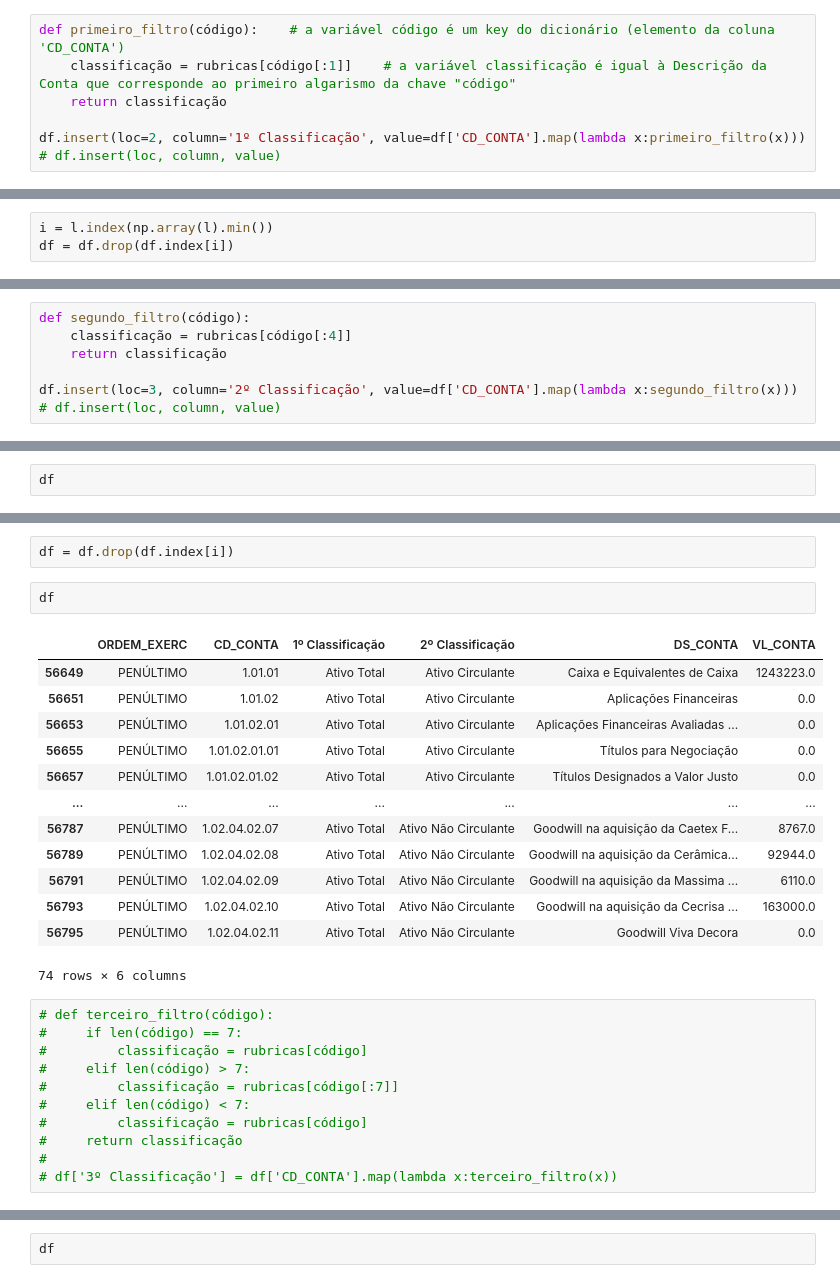
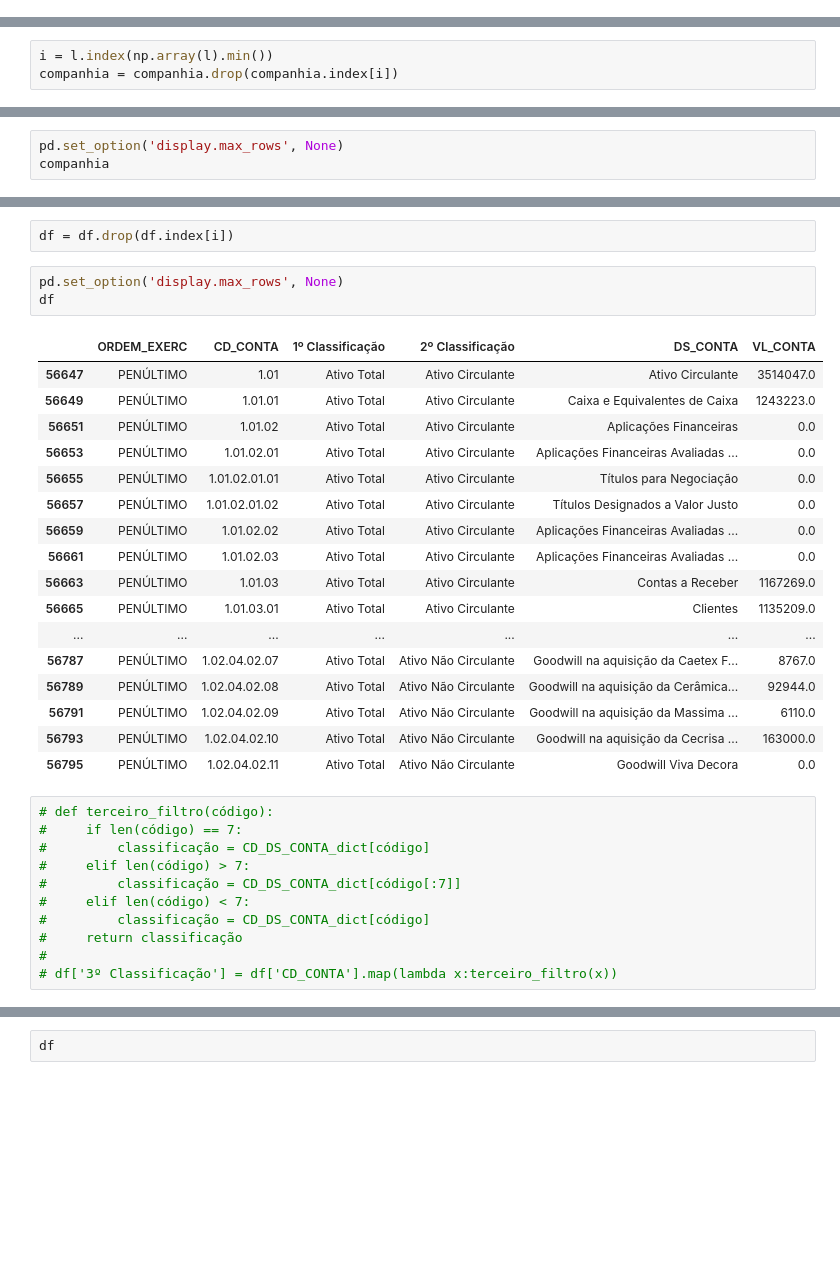
Before and after one commit to Francesco-Ghizzo/Data-Science, a Jupyter notebook: Python/Notebooks/Finance/CVM/CVM-test.ipynb, the cells around one changed output, grey strips where cells are left out. Cells and saved outputs as stored; diff of their text form; blank space fills up the shorter version.

Commit message:
Ho definito una singola funzione per il filtro e cambiato il nome a diverse variabili

```diff
--- a/Python/Notebooks/Finance/CVM/CVM-test.ipynb
+++ b/Python/Notebooks/Finance/CVM/CVM-test.ipynb
@@ -105,6 +70,0 @@ rubricas
-# %%
-def primeiro_filtro(código):    # a variável código é um key do dicionário (elemento da coluna 'CD_CONTA')
-    classificação = rubricas[código[:1]]    # a variável classificação é igual à Descrição da Conta que corresponde ao primeiro algarismo da chave "código"
-    return classificação
-
-df.insert(loc=2, column='1º Classificação', value=df['CD_CONTA'].map(lambda x:primeiro_filtro(x)))   # df.insert(loc, column, value)
@@ -187,3 +154,3 @@ df.drop(df.index[i])
 # %%
 i = l.index(np.array(l).min())
-df = df.drop(df.index[i])
+companhia = companhia.drop(companhia.index[i])
@@ -201,6 +156,0 @@ df = df.drop(df.index[i])
-# %%
-def segundo_filtro(código):
-    classificação = rubricas[código[:4]]
-    return classificação
-
-df.insert(loc=3, column='2º Classificação', value=df['CD_CONTA'].map(lambda x:segundo_filtro(x)))   # df.insert(loc, column, value)
@@ -207,4 +160,5 @@ df.insert(loc=3, column='2º Classificação', value=df['CD_CONTA'].map(lambda x
 # %%
-df
+pd.set_option('display.max_rows', None)
+companhia
 # %% [output]
 |  | ORDEM_EXERC | CD_CONTA | 1º Classificação | 2º Classificação | DS_CONTA | VL_CONTA |
@@ -266,29 +224,34 @@ df.drop(df.index[i])
 # %%
 df = df.drop(df.index[i])
 # %%
+pd.set_option('display.max_rows', None)
 df
 # %% [output]
 |  | ORDEM_EXERC | CD_CONTA | 1º Classificação | 2º Classificação | DS_CONTA | VL_CONTA |
+| 56647 | PENÚLTIMO | 1.01 | Ativo Total | Ativo Circulante | Ativo Circulante | 3514047.0 |
 | 56649 | PENÚLTIMO | 1.01.01 | Ativo Total | Ativo Circulante | Caixa e Equivalentes de Caixa | 1243223.0 |
 | 56651 | PENÚLTIMO | 1.01.02 | Ativo Total | Ativo Circulante | Aplicações Financeiras | 0.0 |
 | 56653 | PENÚLTIMO | 1.01.02.01 | Ativo Total | Ativo Circulante | Aplicações Financeiras Avaliadas ... | 0.0 |
 | 56655 | PENÚLTIMO | 1.01.02.01.01 | Ativo Total | Ativo Circulante | Títulos para Negociação | 0.0 |
 | 56657 | PENÚLTIMO | 1.01.02.01.02 | Ativo Total | Ativo Circulante | Títulos Designados a Valor Justo | 0.0 |
+| 56659 | PENÚLTIMO | 1.01.02.02 | Ativo Total | Ativo Circulante | Aplicações Financeiras Avaliadas ... | 0.0 |
+| 56661 | PENÚLTIMO | 1.01.02.03 | Ativo Total | Ativo Circulante | Aplicações Financeiras Avaliadas ... | 0.0 |
+| 56663 | PENÚLTIMO | 1.01.03 | Ativo Total | Ativo Circulante | Contas a Receber | 1167269.0 |
+| 56665 | PENÚLTIMO | 1.01.03.01 | Ativo Total | Ativo Circulante | Clientes | 1135209.0 |
 | ... | ... | ... | ... | ... | ... | ... |
 | 56787 | PENÚLTIMO | 1.02.04.02.07 | Ativo Total | Ativo Não Circulante | Goodwill na aquisição da Caetex F... | 8767.0 |
 | 56789 | PENÚLTIMO | 1.02.04.02.08 | Ativo Total | Ativo Não Circulante | Goodwill na aquisição da Cerâmica... | 92944.0 |
 | 56791 | PENÚLTIMO | 1.02.04.02.09 | Ativo Total | Ativo Não Circulante | Goodwill na aquisição da Massima ... | 6110.0 |
 | 56793 | PENÚLTIMO | 1.02.04.02.10 | Ativo Total | Ativo Não Circulante | Goodwill na aquisição da Cecrisa ... | 163000.0 |
 | 56795 | PENÚLTIMO | 1.02.04.02.11 | Ativo Total | Ativo Não Circulante | Goodwill Viva Decora | 0.0 |
-74 rows × 6 columns
 # %%
 # def terceiro_filtro(código):
 #     if len(código) == 7:
-#         classificação = rubricas[código]
+#         classificação = CD_DS_CONTA_dict[código]
 #     elif len(código) > 7:
-#         classificação = rubricas[código[:7]]
+#         classificação = CD_DS_CONTA_dict[código[:7]]
 #     elif len(código) < 7:
-#         classificação = rubricas[código]
+#         classificação = CD_DS_CONTA_dict[código]
 #     return classificação
 #
 # df['3º Classificação'] = df['CD_CONTA'].map(lambda x:terceiro_filtro(x))
```
Also changed, not shown: parts of 28 cells of this notebook, 1 other file.
